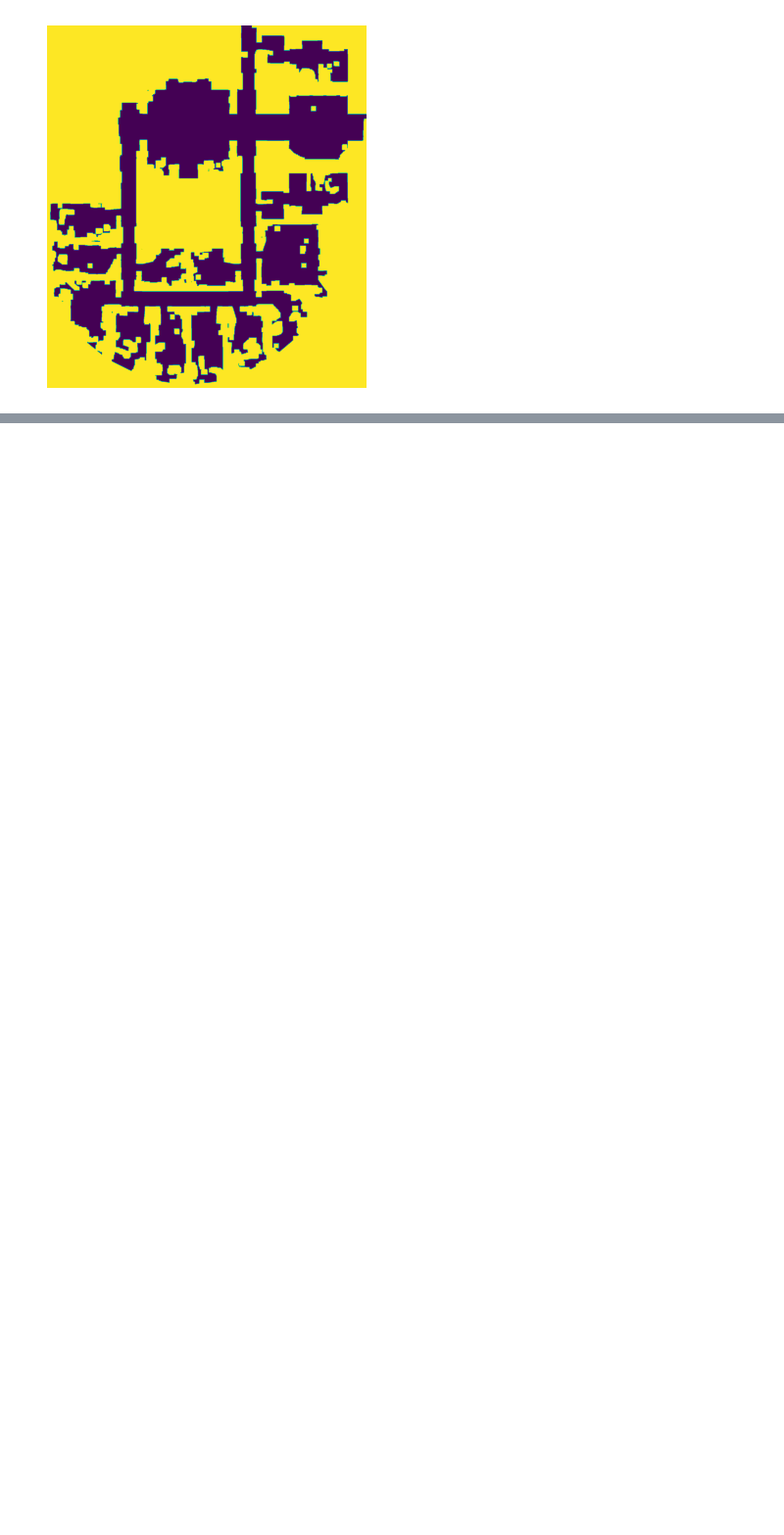
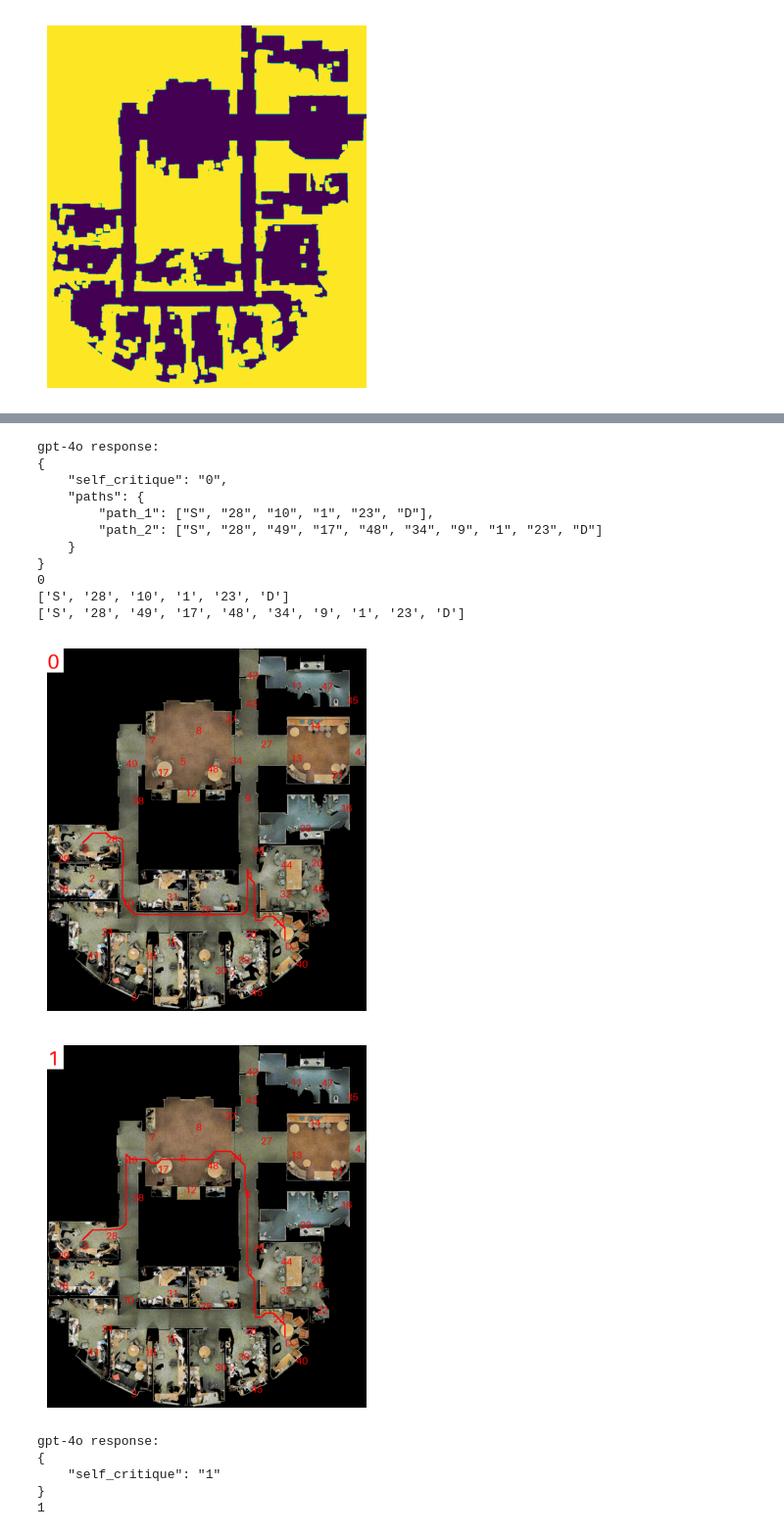
Before and after one commit to ybgdgh/Privacy-Aware-Nav, a Jupyter notebook: run_3.ipynb, the cells around one changed output, grey strips where cells are left out. Shown at 98% size. Saved outputs shown, nothing was run; the diff lists cells and outputs as text; code cells hidden in the pictures; blank space fills up the shorter version.

```diff
--- a/run_3.ipynb
+++ b/run_3.ipynb
@@ -266,3 +344,66 @@ def get_metric(source_node, target_node, all_geo_paths):
+# %%
+importlib.reload(chat_utils)
+importlib.reload(system_prompt)
+
+critique_message = chat_utils.critique_message_prepare(system_prompt.self_critique_prompt, candidate_map_list)
+
+response_message = chat_utils.chat_with_gpt4v(message+critique_message)
+ground_json = response_message["self_critique"]
+print(ground_json)
+while ground_json == "0":
+    all_topo_paths = []
+    for k, v in response_message["paths"].items():
+        all_topo_paths.append(v)
+
+    all_geo_paths = path_finding.path_plan_from_topo_graph_for_large(all_topo_paths, obstacle_map, valid_points)
+
+    candidate_map_list = []
+    for i, geo_path in enumerate(all_geo_paths):
+        map_with_path = top_view_map.copy()
+        x_indices, y_indices = zip(*geo_path)
+        path_map = np.zeros(obstacle_map.shape)
+        path_map[x_indices, y_indices] = 1
+        kernel = cv2.getStructuringElement(cv2.MORPH_RECT,(5, 5))
+        path_map = cv2.dilate((path_map).astype('uint8'), kernel)
+        map_with_path[path_map == 1] = [255, 0 , 0]
+
+        map_with_path = path_finding.write_number(map_with_path, i)
+        # map_with_path = path_finding.write_scene_name(map_with_path, valid_points)
+        buffered = BytesIO()
+        map_with_path.save(buffered, format="JPEG")
+        candidate_map_list.append(buffered)
+
+        # 使用 Matplotlib 显示图像
+        # 使用 Matplotlib 显示图像.
+        # map_with_path.save(save_directory+f"vis_{i}.png")
+        plt.imshow(map_with_path)
+        plt.axis('off')  # 隐藏坐标轴
+        plt.show()
+
+    critique_message = chat_utils.critique_message_prepare(system_prompt.self_critique_prompt, candidate_map_list)
+
+    response_message = chat_utils.chat_with_gpt4v(message+critique_message)
+    ground_json = response_message["self_critique"]
+    print(ground_json)
+# %% [output]
+gpt-4o response:
+{
+    "self_critique": "0",
+    "paths": {
+        "path_1": ["S", "28", "10", "1", "23", "D"],
+        "path_2": ["S", "28", "49", "17", "48", "34", "9", "1", "23", "D"]
+    }
+}
+0
+['S', '28', '10', '1', '23', 'D']
+['S', '28', '49', '17', '48', '34', '9', '1', '23', 'D']
+[figure, added]
+[figure, added]
+gpt-4o response:
+{
+    "self_critique": "1"
+}
+1
 # %%
 import chat_utils
 import ast
```
Also changed, not shown: parts of 4 cells of this notebook, 4 other files.
